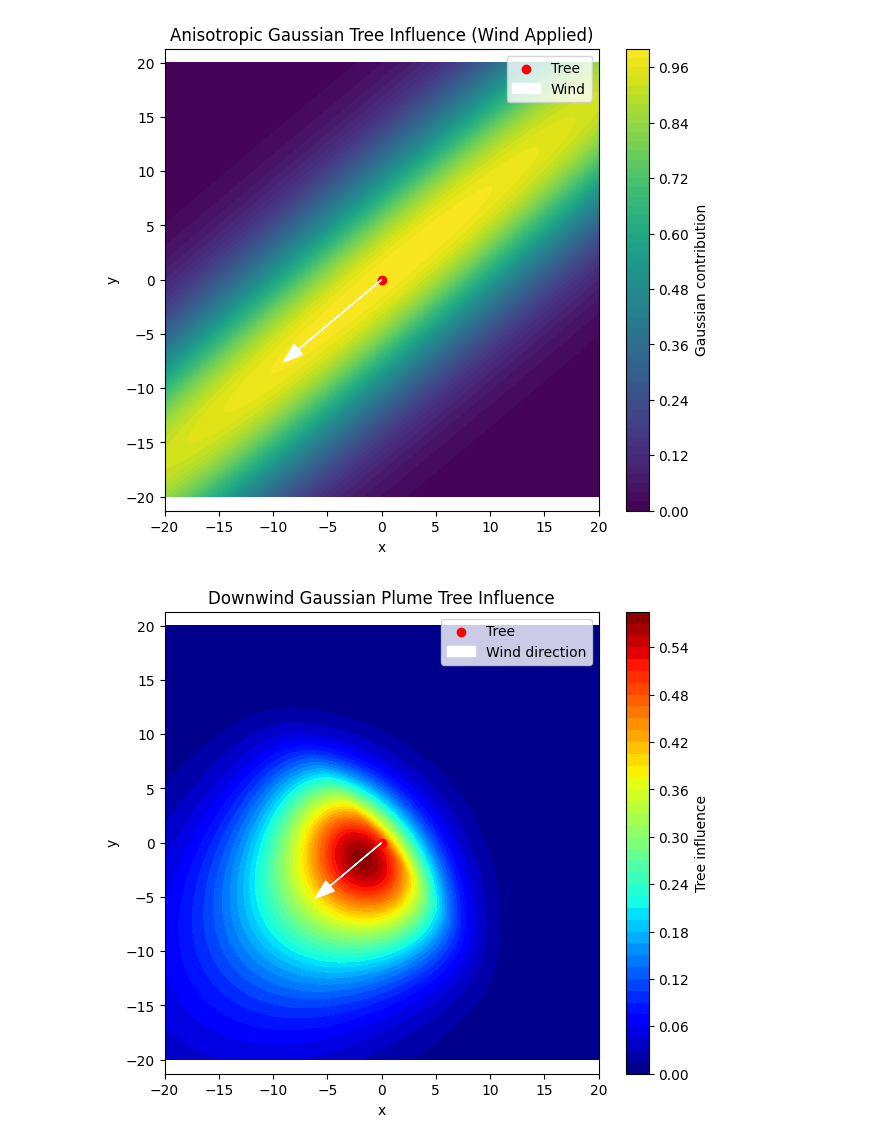
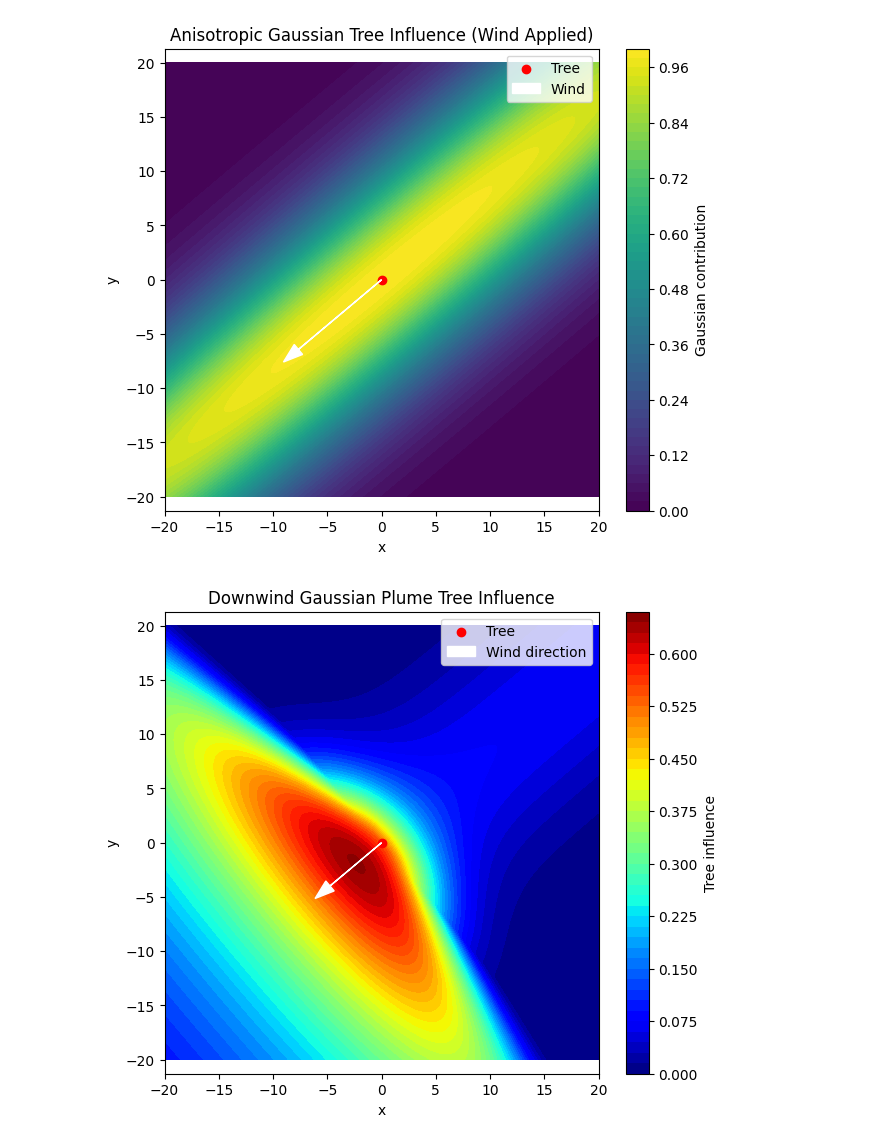
Before and after one commit to livbrannan/Quantify-Bristol-Trees-on-Traffic-NOx, a Jupyter notebook: Tree_Modelling/wind_modelling_prototype.ipynb, the cells around one changed output. Saved outputs shown, nothing was run; the diff lists cells and outputs as text; code cells hidden in the pictures.

```diff
--- a/Tree_Modelling/wind_modelling_prototype.ipynb
+++ b/Tree_Modelling/wind_modelling_prototype.ipynb
@@ -79,7 +79,7 @@ tree_x = 0
 tree_y = 0
 
 # --- Wind setup ---
-wind_speed = 2
+wind_speed = 25
 wind_from = 50
 wind_to = (wind_from + 180) % 360
 
@@ -101,44 +101,54 @@ X_perp = -dx * wy + dy * wx
 R = 6
 k = 0.1
 
-# --- Downwind plume model ---
-# Smooth transition instead of hard cutoff
-transition = 1 / (1 + np.exp(-X_parallel / 2))
+if wind_speed == 0:
+    # No wind: circular tree influence
+    G = np.exp(
+        - ((X - tree_x)**2 + (Y - tree_y)**2) / (2 * R**2)
+    )
 
-sigma_perp = R + k * np.maximum(X_parallel, 0)
-sigma_perp = np.maximum(sigma_perp, R)
+else:
+    # Wind: downwind plume model
+    ssigma_parallel = R * (1 + k * wind_speed**2)
 
-sigma_parallel = R * (1 + k * wind_speed**2)
+    sigma_perp = R + k * wind_speed * np.maximum(X_parallel, 0)
+    sigma_perp = np.maximum(sigma_perp, R)
 
-G = np.exp(
-    - np.maximum(X_parallel, 0) / sigma_parallel
-    - (X_perp**2) / (2 * sigma_perp**2)
-)
+    transition_strength = wind_speed / (wind_speed + 2)
 
+    transition = (
+        (1 - transition_strength)
+        + transition_strength * (1 / (1 + np.exp(-X_parallel / 2)))
+    )
 
-G = G * transition
+    G = np.exp(
+        - np.maximum(X_parallel, 0) / sigma_parallel
+        - (X_perp**2) / (2 * sigma_perp**2)
+    )
+
+    G = G * transition
 
 # --- Plot ---
 plt.figure(figsize=(7, 6))
 plt.contourf(X, Y, G, levels=50, cmap="jet")
 plt.colorbar(label="Tree influence")
 
 plt.scatter(tree_x, tree_y, color="red", label="Tree")
 
 plt.arrow(
     tree_x, tree_y,
     wx * 8, wy * 8,
     color="white",
     head_width=1.2,
     length_includes_head=True,
     label="Wind direction"
 )
 
 plt.title("Downwind Gaussian Plume Tree Influence")
 plt.xlabel("x")
 plt.ylabel("y")
 plt.legend()
 plt.axis("equal")
 plt.show()
 # %% [output]
-[figure, old version]
+[figure, new version]
```
